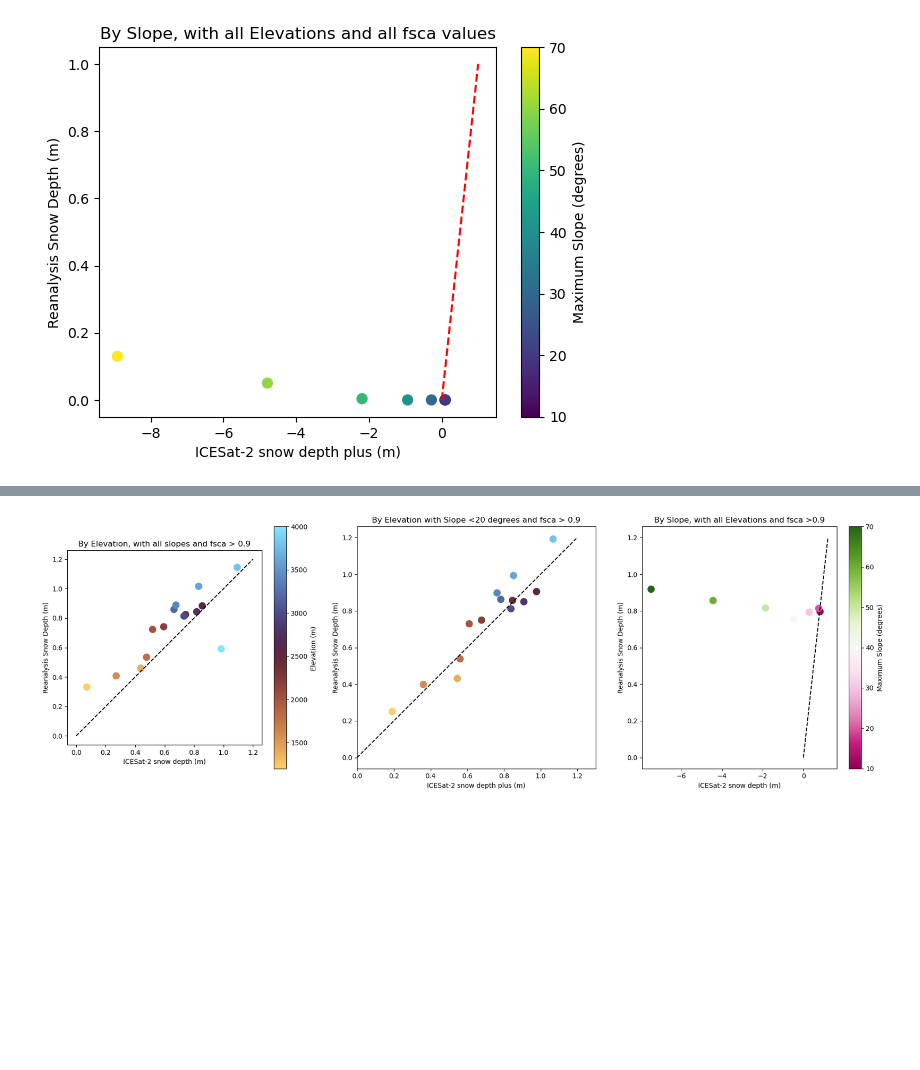
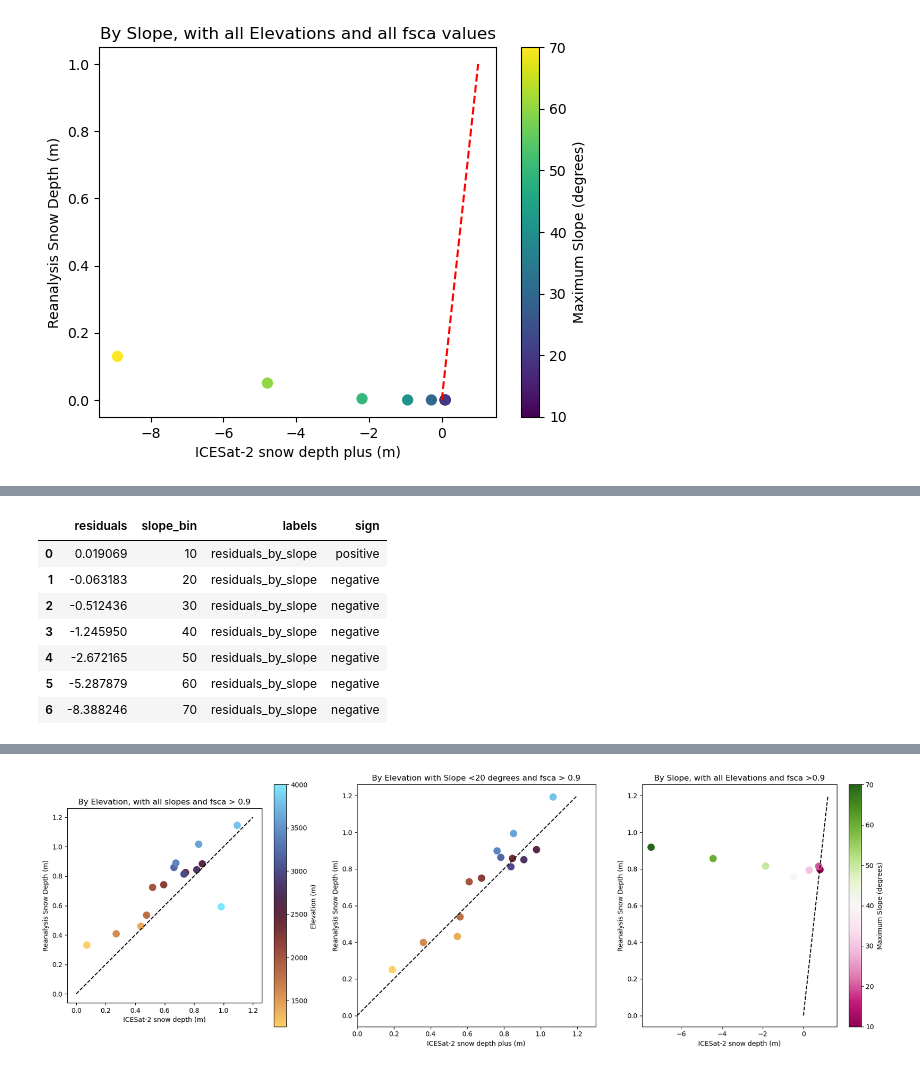
Before and after one commit to bessoh2/analog_snowmapping, a Jupyter notebook: notebooks/figure_making/slope_scatter_plots.ipynb, the cells around one changed output, grey strips where cells are left out. Drawn from its saved outputs; the diff is of its cells as text; code cells hidden in the pictures; blank space fills up the shorter version.

```diff
--- a/notebooks/figure_making/slope_scatter_plots.ipynb
+++ b/notebooks/figure_making/slope_scatter_plots.ipynb
@@ -501,0 +516,6 @@ x_medians1
+# %%
+residual_data = pd.DataFrame({
+    'residuals': residuals3,
+    'slope_bin': slope_max,
+    'labels': residuals_labels3
+})
@@ -501,0 +542,14 @@ x_medians1
+# %%
+residual_data['sign'] = np.where(residual_data['residuals'] >= 0, 'positive', 'negative')
+residual_data['annotation'] = residual_data['residuals'].round(2).astype(str)
+# %%
+residual_data
+# %% [output]
+|  | residuals | slope_bin | labels | sign |
+| 0 | 0.019069 | 10 | residuals_by_slope | positive |
+| 1 | -0.063183 | 20 | residuals_by_slope | negative |
+| 2 | -0.512436 | 30 | residuals_by_slope | negative |
+| 3 | -1.245950 | 40 | residuals_by_slope | negative |
+| 4 | -2.672165 | 50 | residuals_by_slope | negative |
+| 5 | -5.287879 | 60 | residuals_by_slope | negative |
+| 6 | -8.388246 | 70 | residuals_by_slope | negative |
```
Also changed, not shown: parts of 22 cells of this notebook, 8 other files.
